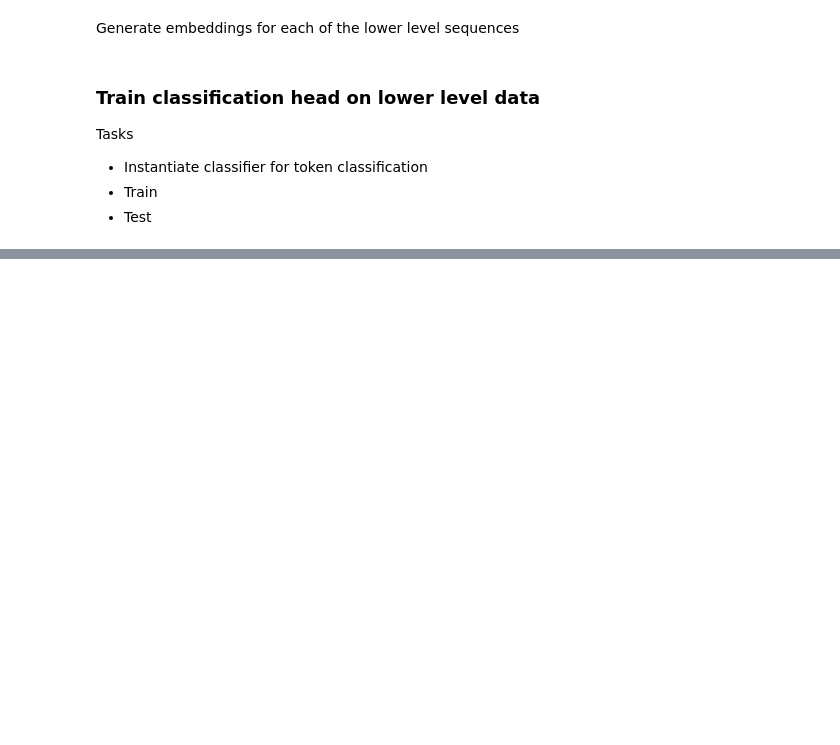
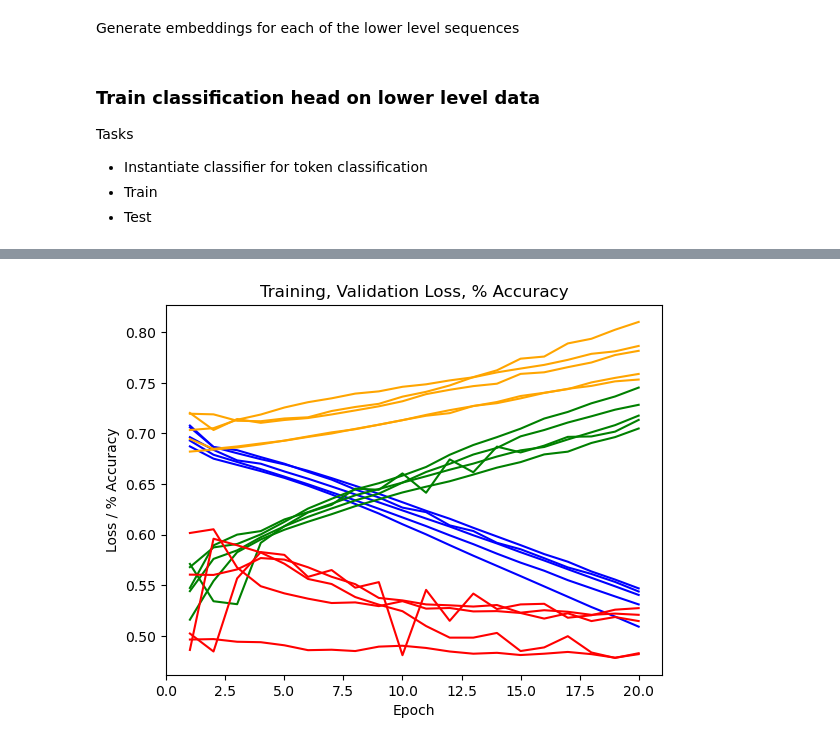
Before and after one commit to harryb257/MScProject, a Jupyter notebook: ESM2 baseline.ipynb, the cells around one changed output, grey strips where cells are left out. Saved outputs shown, nothing was run; the diff lists cells and outputs as text; code cells hidden in the pictures; blank space fills up the shorter version.

```diff
--- a/ESM2 baseline.ipynb
+++ b/ESM2 baseline.ipynb
@@ -490,0 +552,28 @@ plt.show()
+# %%
+# Convert dictionaries to numpy arrays
+training_loss_array = np.array(list(training_loss_dict.values()))
+val_loss_array = np.array(list(val_loss_dict.values()))
+training_acc_array = np.array(list(acc_dict.values()))
+val_acc_array = np.array(list(val_acc_dict.values()))
+
+# Plot loss per fold by epoch
+fig = plt.figure()
+ax = fig.add_subplot(1, 1, 1)
+for fold in range(0, training_loss_array.shape[0]):
+    ax.plot(range(1, epochs+1), training_loss_array[fold], label='Training loss', color='b')
+for fold in range(0, val_loss_array.shape[0]):
+    ax.plot(range(1, epochs+1), val_loss_array[fold], label='Validation loss', color='orange')
+for fold in range(0, training_acc_array.shape[0]):
+    ax.plot(range(1, epochs+1), training_acc_array[fold], label='Training accuracy (%)', color='g')
+for fold in range(0, val_acc_array.shape[0]):
+    ax.plot(range(1, epochs+1), val_acc_array[fold], label='Validation accuracy (%)', color='r')
+
+ax.set_xlabel('Epoch')
+ax.set_ylabel('Loss / % Accuracy')
+ax.set_title('Training, Validation Loss, % Accuracy')
+ax.set_xlim(0, epochs+1)
+# ax.set_ylim(0.5, 1.0)
+# ax.legend(loc='right')
+plt.show()
+# %% [output]
+[figure, added]
```
Also changed, not shown: parts of 8 cells of this notebook.
